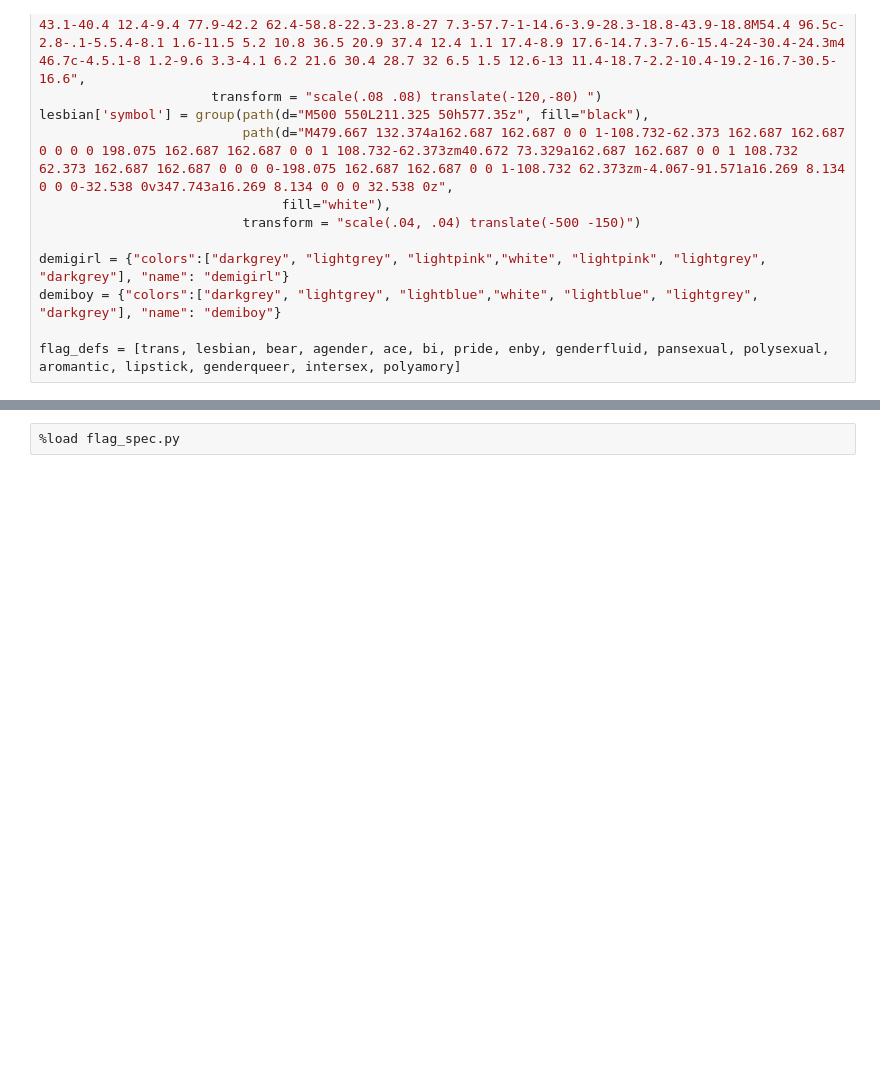
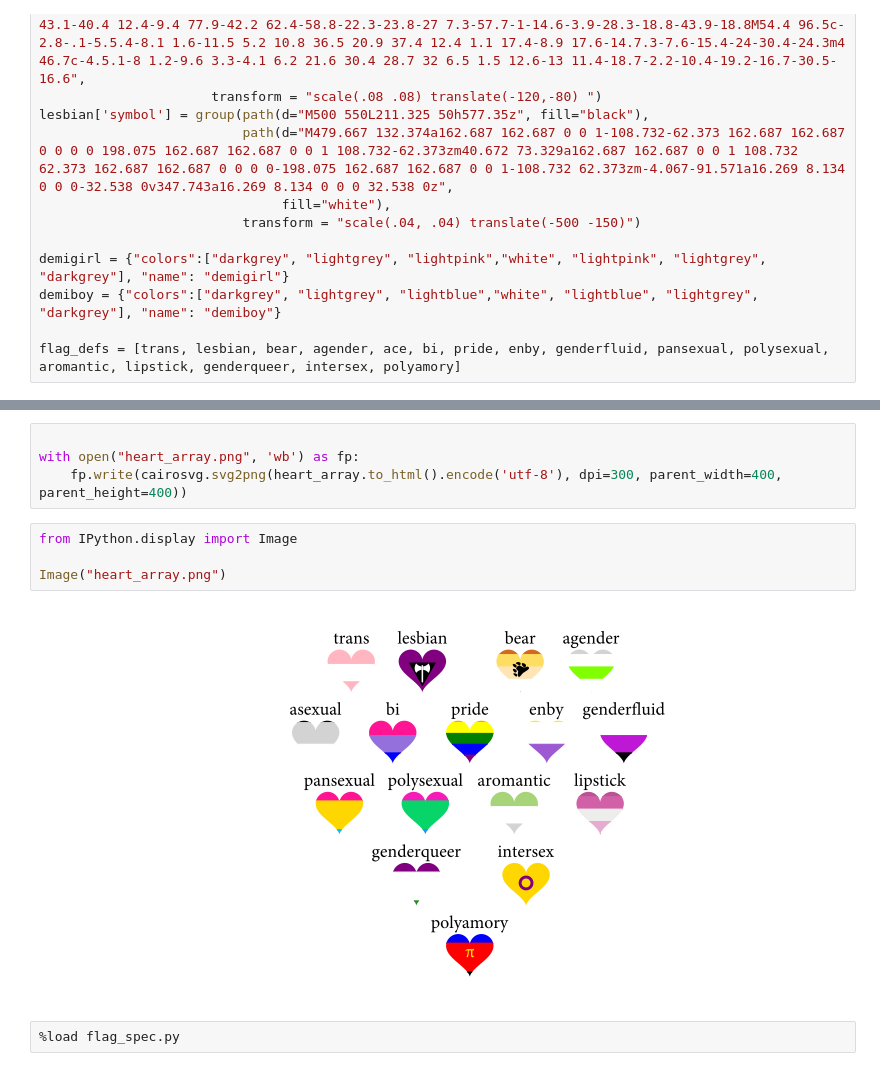
Before and after one commit to mpacer/talking_jupyter, a Jupyter notebook: hearts_full_of_pride/Tearing my Hearts out.ipynb, the cells around one changed output, grey strips where cells are left out. Cells and saved outputs as stored; diff of their text form; blank space fills up the shorter version.

Commit message:
fixes gen_heart_array; updates before v0.2 talk

```diff
--- a/hearts_full_of_pride/Tearing my Hearts out.ipynb
+++ b/hearts_full_of_pride/Tearing my Hearts out.ipynb
@@ -263,3 +286,13 @@ for idx, flag_def in enumerate(flag_defs):
+# %%
+
+with open("heart_array.png", 'wb') as fp:
+    fp.write(cairosvg.svg2png(heart_array.to_html().encode('utf-8'), dpi=300, parent_width=400, parent_height=400))
+# %%
+from IPython.display import Image
+
+Image("heart_array.png")
+# %% [output]
+[figure, added]
 # %%
 %load flag_spec.py
 # %%
```
Also changed, not shown: parts of 3 cells of this notebook, 3 other files.
